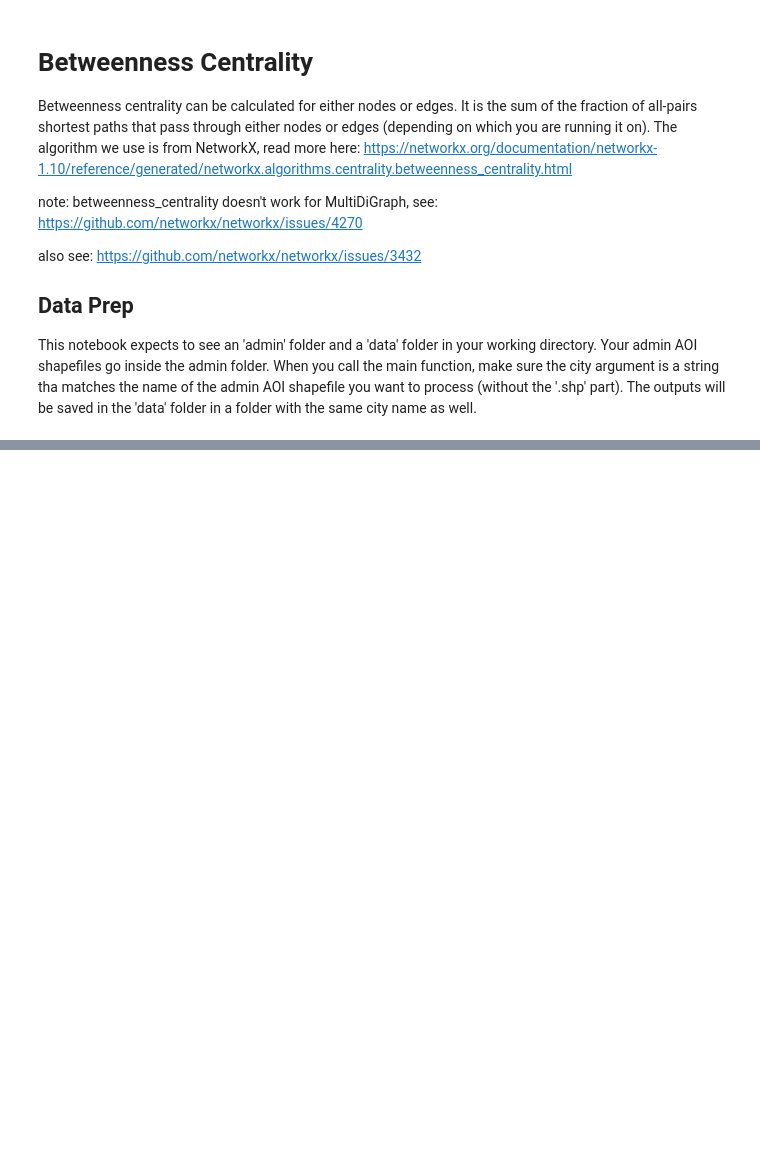
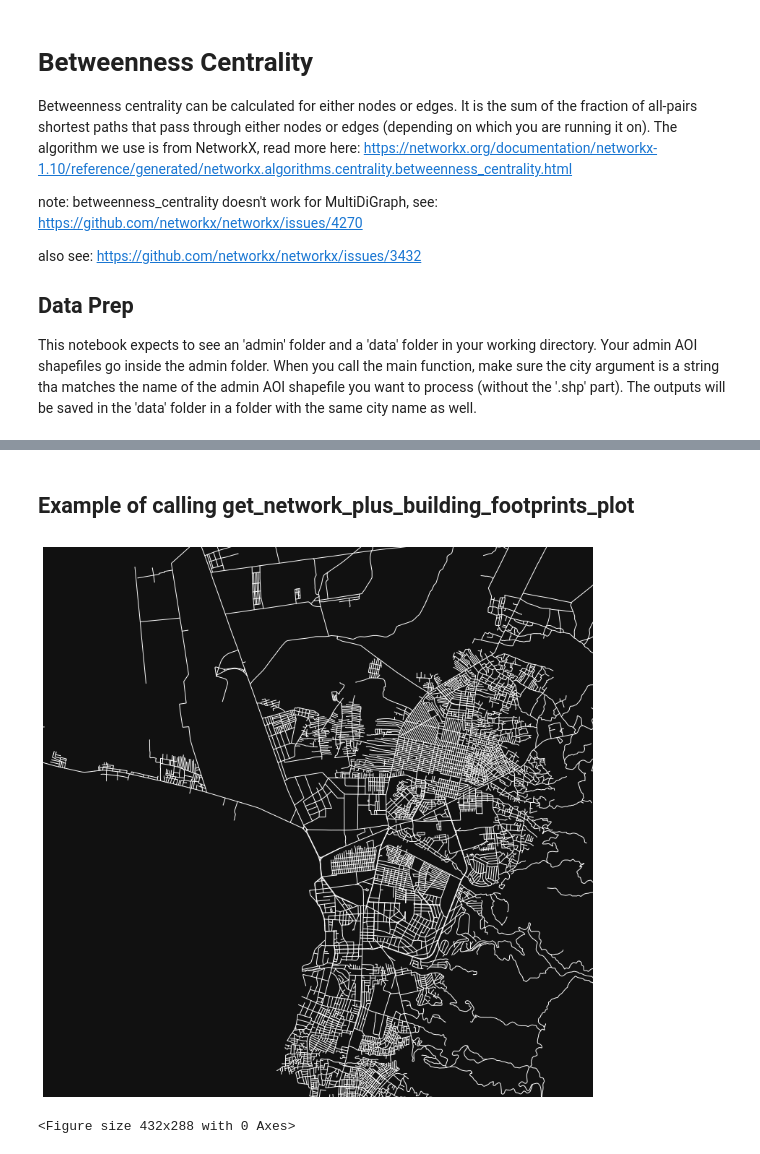
Before and after one commit to worldbank/CityScan, a Jupyter notebook: 05_road_network_analysis/CityScan_Betweenness_Centrality_and_Bearings.ipynb, the cells around one changed output, grey strips where cells are left out. Saved outputs shown, nothing was run; the diff lists cells and outputs as text; code cells hidden in the pictures; blank space fills up the shorter version.

```diff
--- a/05_road_network_analysis/CityScan_Betweenness_Centrality_and_Bearings.ipynb
+++ b/05_road_network_analysis/CityScan_Betweenness_Centrality_and_Bearings.ipynb
@@ -274,17 +274,24 @@ def get_network_plots(city):
 
 ######################################################################################################################
 
-def get_network_plus_building_footprints_plot(place, point, network_type='drive', bldg_color='orange', dpi=300,
-              dist=9200, default_width=4, street_widths=None):
+def get_network_plus_building_footprints_plot(place, point, network_type='drive', bldg_color='orange', dpi=90,
+              dist=9200, default_width=1, street_widths=None):
 
-    #gdf = ox.footprints.footprints_from_point(point=point, dist=dist)
+    # https://github.com/gboeing/osmnx-examples/blob/master/notebooks/10-building-footprints.ipynb
+    # notes: The preview in Jupyter Notebook is only showing the roads, however the saved PNG file shows both the roads
+    # and the building footprints
+
+    string = place.split(',')[0]
+
+    fp = f'data/{string}/{string}_network_plus_building_footprints.png'
 
     gdf = ox.geometries.geometries_from_point(point,{'building':True}, dist=dist)
 
-    fig, ax = ox.plot_figure_ground(point=point, dist=dist, network_type=network_type, default_width=default_width,
-                                    street_widths=street_widths, save=False, show=False, close=True)
+    # figsize is in inches and can be adjusted to increase the size of the figure
+    fig, ax = ox.plot_figure_ground(point=point, figsize=(14, 14), dist=dist, network_type=network_type, default_width=default_width,
+                                    street_widths=street_widths, save=False, show=True, close=True)
 
-    fig, ax = ox.plot_footprints(gdf, color=bldg_color, save=True, show=False, close=True, dpi=dpi)
+    fig, ax = ox.plot_footprints(gdf, ax=ax, filepath=fp, color=bldg_color, dpi=dpi, save=True, show=True, close=True)
 
 
 ######################################################################################################################
@@ -300,7 +307,7 @@ def plot_radar(city):
         if G.graph['crs'].is_projected:
             raise Exception("Graph seems to be projected, bearings will not generated if x and y are not in decimal degrees")
     except:
-        print("graph seems to be unprojected, continue")
+        print("graph seems to be unprojected, this is ok, continue")
 
     G = ox.add_edge_bearings(G)
 
@@ -452,0 +479,8 @@ time_elapsed
+# %% [markdown]
+## Example of calling get_network_plus_building_footprints_plot
+# %%
+get_network_plus_building_footprints_plot('Bujumbura_AOI',(-3.3589757,29.3489261),network_type='drive', bldg_color='orange', dpi=90,
+             dist=8200, default_width=1, street_widths={'secondary':1,'primary':1})
+# %% [output]
+[figure, added]
+<Figure size 432x288 with 0 Axes>
```
Also changed, not shown: parts of 2 cells of this notebook.
